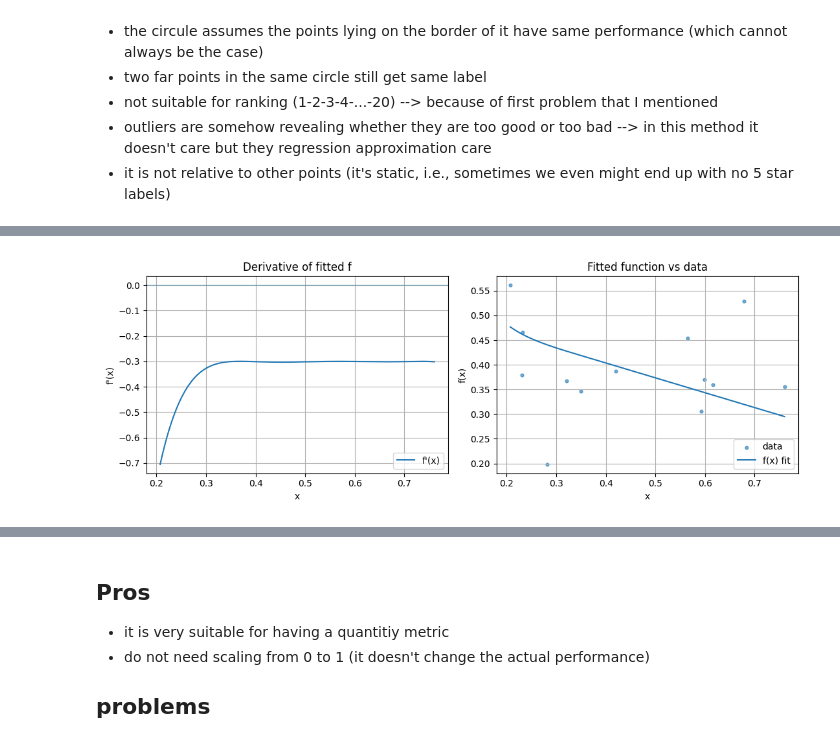
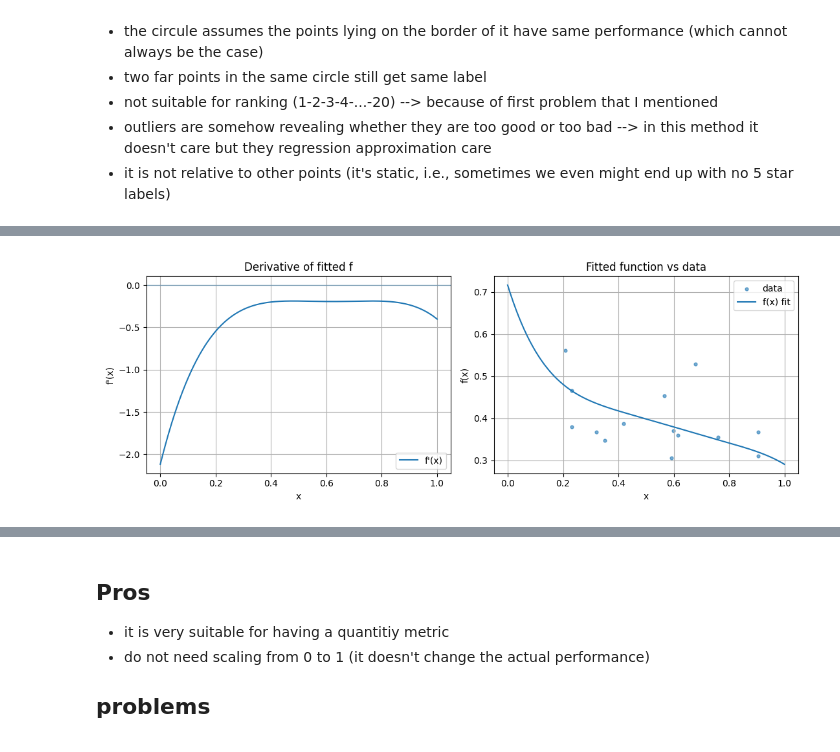
Before and after one commit to SMART-Dal/LLM-Sustainability-Rater, a Jupyter notebook: llm_labeling/rating_llms.ipynb, the cells around one changed output, grey strips where cells are left out. Drawn from its saved outputs; the diff is of its cells as text; code cells hidden in the pictures.

```diff
--- a/llm_labeling/rating_llms.ipynb
+++ b/llm_labeling/rating_llms.ipynb
@@ -15,7 +15,7 @@ for l in lines:
     list_json.append(json.loads(l))
 df = pd.DataFrame(list_json)
 
-task_name = "code2text_python"
+task_name = "livecodebench"
 
 acc_keys = {"livecodebench": "acc", "code2text_python": "smoothed_bleu_4,create_output"}
 df = df[df["task_name"] == task_name]
@@ -296,0 +370,15 @@ plt.scatter(X[:, 0], X[:, 1], marker="x", s=12)
+# %%
+from sklearn.covariance import MinCovDet
+from scipy.stats import chi2
+
+X = df[["ene_eff", "perf"]].to_numpy()
+mcd = MinCovDet().fit(X)
+D2 = mcd.mahalanobis(X)
+cut = chi2.ppf(0.95, df=2)
+
+outliers = D2 > cut
+inliers = ~outliers
+X_clean = X[inliers]
+plt.figure(figsize=(5, 2))
+plt.scatter(X_clean[:, 0], X_clean[:, 1])
+plt.scatter(X[:, 0], X[:, 1], marker="x", s=12)
@@ -302,7 +427,7 @@ import matplotlib.pyplot as plt
 
 x_raw, y = X_clean[:, 0], X_clean[:, 1]
 
-degree_dict = {"livecodebench": 3, "code2text_python": 7}
+degree_dict = {"livecodebench": 5, "code2text_python": 5}
 
 d = degree_dict[task_name]
 b = cp.Variable(d + 1)
@@ -317,9 +442,10 @@ D = np.zeros((len(z), d + 1))
 for j, zj in enumerate(z):
     for k in range(1, d + 1):
         D[j, k] = k * zj ** (k - 1)
+
 constraints = {
-    "livecodebench": [D @ b <= -1e-1, cp.sum(b) >= 1e-1],
-    "code2text_python": [D @ b <= -3e-1, cp.sum(b) >= 1e-1],
+    "livecodebench": [D @ b <= np.percentile(deriv_inliers_all, 75), cp.sum(b) >= 1e-2],
+    "code2text_python": [D @ b <= np.percentile(deriv_inliers_all, 75), cp.sum(b) >= 1e-2],
 }
 # the second constraint is for ensuring that plot lies above 0
 
@@ -360,40 +494,46 @@ if b.value is None:
 beta = b.value  # shape (d+1,); f(x) = sum_{k=0}^d beta[k] * x^k
 
 # 2) Build derivative coefficients: f'(x) = sum_{k=1}^d k*beta[k] * x^(k-1)
 dcoef = np.arange(1, len(beta)) * beta[1:]  # length d
 
+
 # 3) Helper to evaluate a polynomial given coeffs in increasing-power basis
 def eval_poly_increasing(coeffs, x):
     # coeffs = [c0, c1, c2, ...] corresponds to c0 + c1*x + c2*x^2 + ...
     V = np.vander(x, N=len(coeffs), increasing=True)
     return V @ coeffs
 
+
 # 4) Make a plotting grid
-x_plot = np.linspace(x_raw.min(), x_raw.max(), 600)
+x_plot = np.linspace(0, 1, 600)
 
 # 5) Evaluate fitted function and its derivative
-y_fit  = eval_poly_increasing(beta, x_plot)
+y_fit = eval_poly_increasing(beta, x_plot)
 dy_fit = eval_poly_increasing(dcoef, x_plot)
 
 # 6) Plot: derivative (left) and function (right)
 fig, ax = plt.subplots(1, 2, figsize=(11, 4), sharex=True)
 
 ax[0].plot(x_plot, dy_fit, label="f'(x)")
 ax[0].axhline(0, lw=1, alpha=0.4)
 ax[0].set_title("Derivative of fitted f")
-ax[0].set_xlabel("x"); ax[0].set_ylabel("f'(x)")
-ax[0].grid(True); ax[0].legend()
+ax[0].set_xlabel("x")
+ax[0].set_ylabel("f'(x)")
+ax[0].grid(True)
+ax[0].legend()
 
 ax[1].scatter(x_raw, y, s=12, alpha=0.6, label="data")
 ax[1].plot(x_plot, y_fit, label="f(x) fit")
 ax[1].set_title("Fitted function vs data")
-ax[1].set_xlabel("x"); ax[1].set_ylabel("f(x)")
-ax[1].grid(True); ax[1].legend()
+ax[1].set_xlabel("x")
+ax[1].set_ylabel("f(x)")
+ax[1].grid(True)
+ax[1].legend()
 
 plt.tight_layout()
 plt.show()
 # %% [output]
-[figure, old version]
+[figure, new version]
 # %%
 # for all our points
 predicted_y = np.vander(X[:, 0], N=d + 1, increasing=True) @ b.value
```
Also changed, not shown: parts of 23 cells of this notebook, 10 other files.
